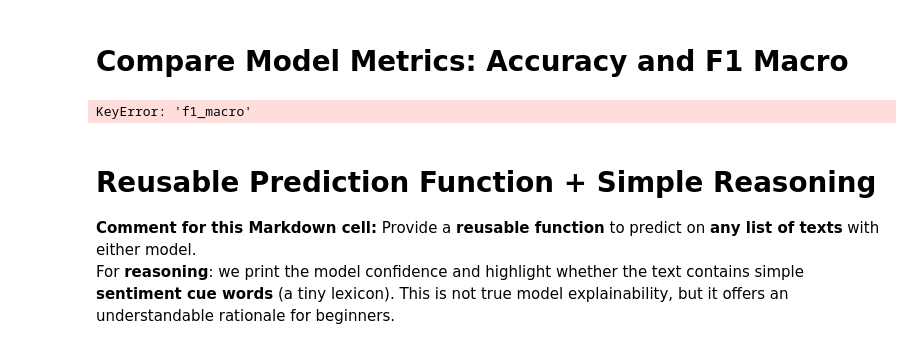
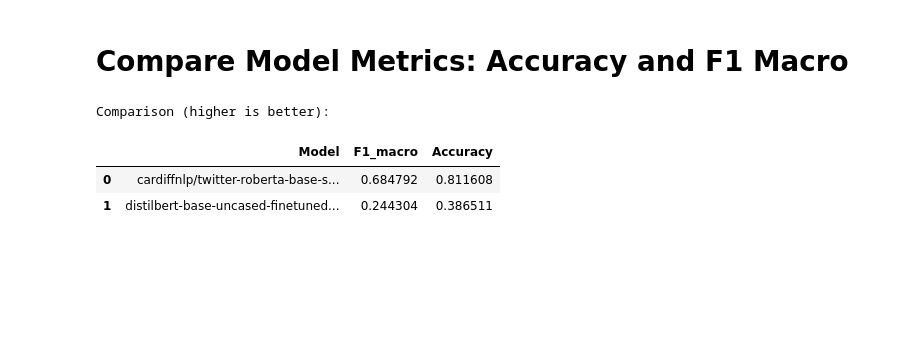
Before and after one commit to Priti0427/Sentiment-analysis-using-Hugging-Face-Transformer, a Jupyter notebook: Sentiment_Analysis.ipynb, the cells around one changed output. Cells and saved outputs as stored; diff of their text form; code cells hidden in the pictures; blank space fills up the shorter version.

```diff
--- a/Sentiment_Analysis.ipynb
+++ b/Sentiment_Analysis.ipynb
@@ -359,13 +375,11 @@ weighted avg     1.0000    1.0000    1.0000       617
 # %% [markdown]
 # Compare Model Metrics: Accuracy and F1 Macro
 # %%
-comp = pd.DataFrame([res_a, res_b]).sort_values("f1_macro", ascending=False).reset_index(drop=True)
+comp = pd.DataFrame( data={'Model': ['distilbert-base-uncased-finetuned-sst-2-english', 'cardiffnlp/twitter-roberta-base-sentiment-latest'], 'F1_macro': [dis_f1m, rob_f1m], 'Accuracy': [dis_acc, rob_acc]}).sort_values("F1_macro", ascending=False).reset_index(drop=True)
 print("\nComparison (higher is better):")
 display(comp)
 # %% [output]
-KeyError: 'f1_macro'
+Comparison (higher is better):
+|  | Model | F1_macro | Accuracy |
+| 0 | cardiffnlp/twitter-roberta-base-s... | 0.684792 | 0.811608 |
+| 1 | distilbert-base-uncased-finetuned... | 0.244304 | 0.386511 |
-# %% [markdown]
-# Reusable Prediction Function + Simple Reasoning
-
-**Comment for this Markdown cell:** Provide a **reusable function** to predict on **any list of texts** with either model.
-For **reasoning**: we print the model confidence and highlight whether the text contains simple **sentiment cue words** (a tiny lexicon). This is not true model explainability, but it offers an understandable rationale for beginners.
```
Also changed, not shown: parts of 31 cells of this notebook.
